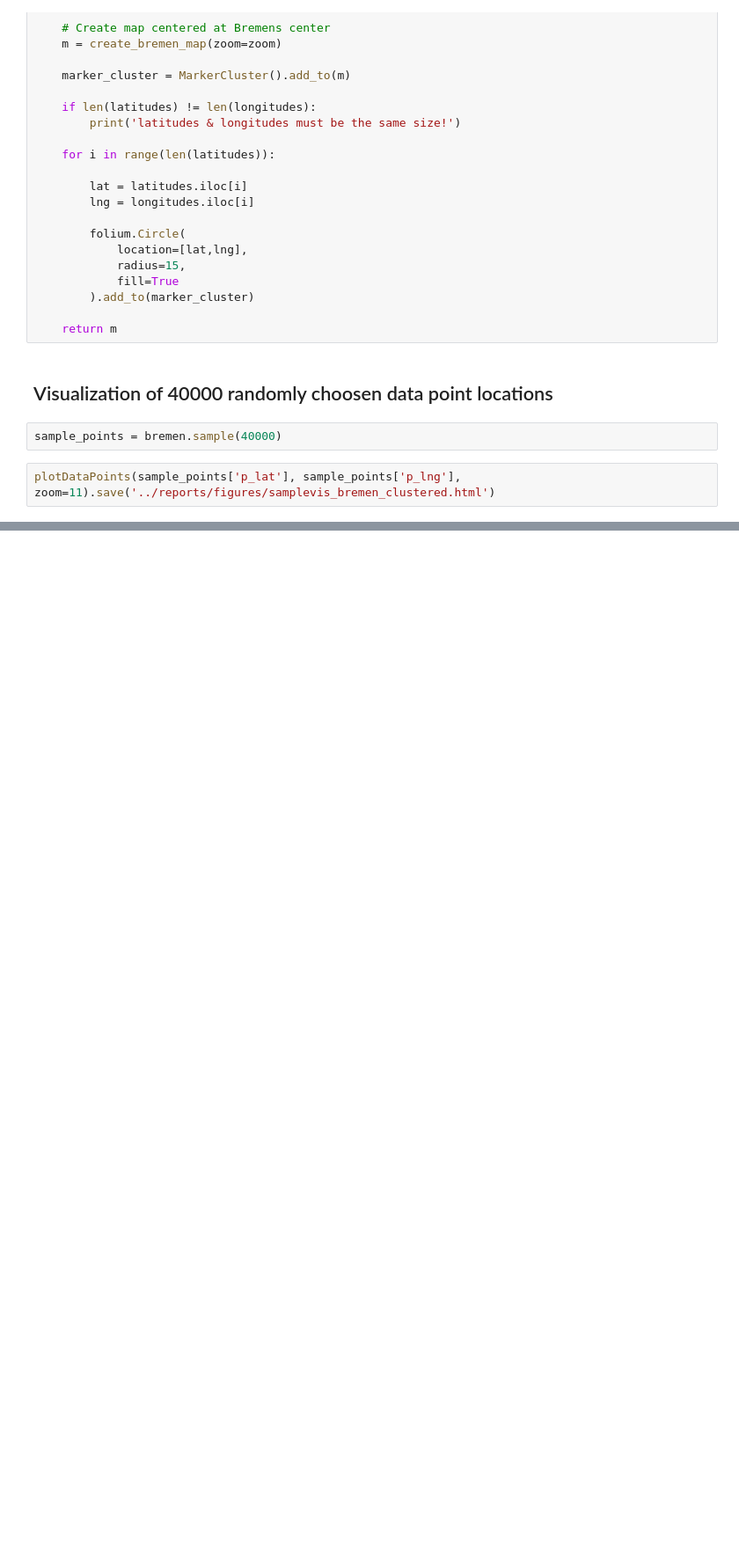
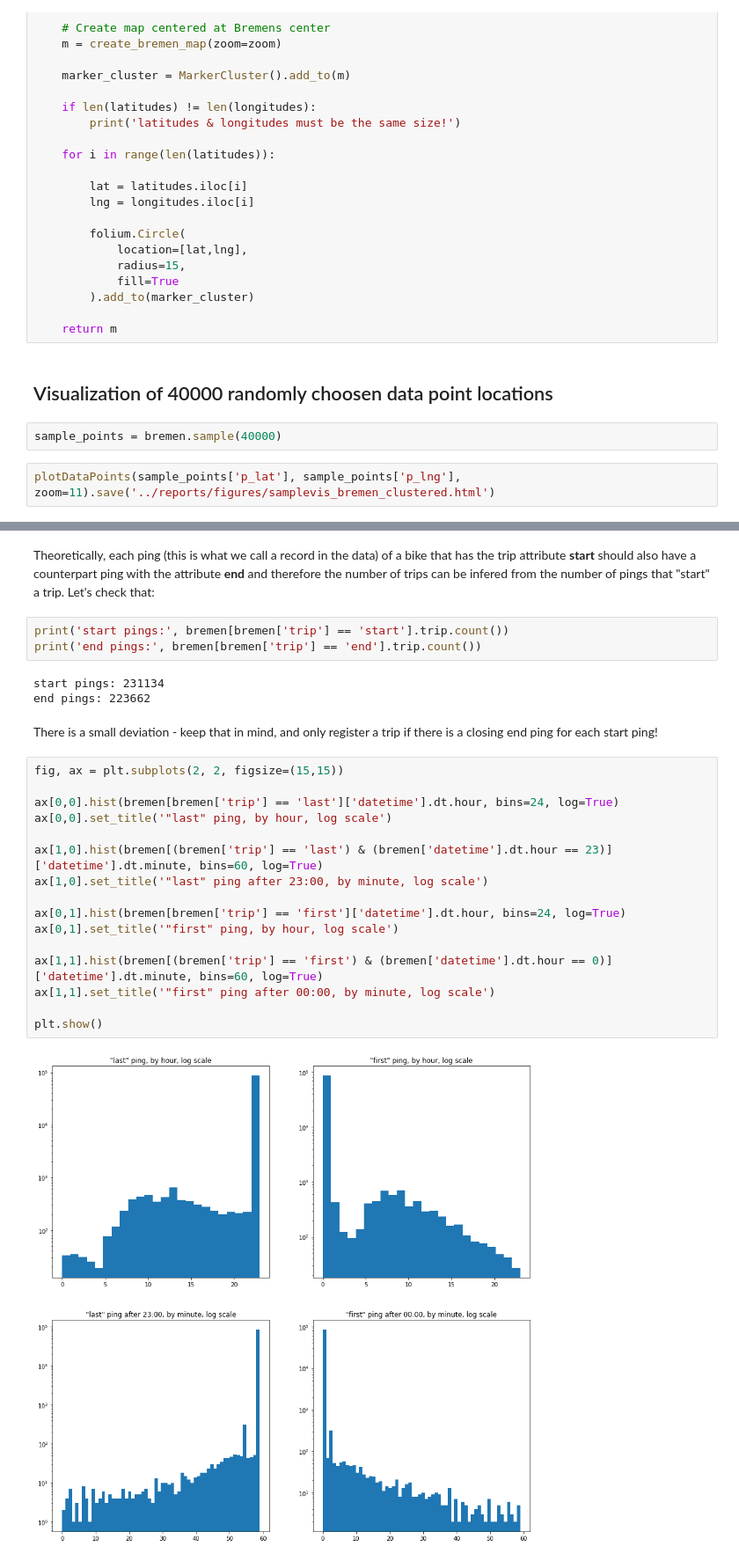
Before and after one commit to janiksudo/PDS_Project, a Jupyter notebook: notebooks/#16_exploration_notebooks_merged.ipynb, the cells around one changed output, grey strips where cells are left out. Shown at 88% size. Saved outputs shown, nothing was run; the diff lists cells and outputs as text; blank space fills up the shorter version.

Commit message:
trip creation added to exploration notebook

```diff
--- a/notebooks/#16_exploration_notebooks_merged.ipynb
+++ b/notebooks/#16_exploration_notebooks_merged.ipynb
@@ -379,0 +384,28 @@ plotDataPoints(sample_points['p_lat'], sample_points['p_lng'], zoom=11).save('..
+# %% [markdown]
+Theoretically, each ping (this is what we call a record in the data) of a bike that has the trip attribute **start** should also have a counterpart ping with the attribute **end** and therefore the number of trips can be infered from the number of pings that "start" a trip. Let's check that:
+# %%
+print('start pings:', bremen[bremen['trip'] == 'start'].trip.count())
+print('end pings:', bremen[bremen['trip'] == 'end'].trip.count())
+# %% [output]
+start pings: 231134
+end pings: 223662
+# %% [markdown]
+There is a small deviation - keep that in mind, and only register a trip if there is a closing end ping for each start ping!
+# %%
+fig, ax = plt.subplots(2, 2, figsize=(15,15))
+
+ax[0,0].hist(bremen[bremen['trip'] == 'last']['datetime'].dt.hour, bins=24, log=True)
+ax[0,0].set_title('"last" ping, by hour, log scale')
+
+ax[1,0].hist(bremen[(bremen['trip'] == 'last') & (bremen['datetime'].dt.hour == 23)]['datetime'].dt.minute, bins=60, log=True)
+ax[1,0].set_title('"last" ping after 23:00, by minute, log scale')
+
+ax[0,1].hist(bremen[bremen['trip'] == 'first']['datetime'].dt.hour, bins=24, log=True)
+ax[0,1].set_title('"first" ping, by hour, log scale')
+
+ax[1,1].hist(bremen[(bremen['trip'] == 'first') & (bremen['datetime'].dt.hour == 0)]['datetime'].dt.minute, bins=60, log=True)
+ax[1,1].set_title('"first" ping after 00:00, by minute, log scale')
+
+plt.show()
+# %% [output]
+[figure, added]
```
Also changed, not shown: parts of 21 cells of this notebook, 1 other file.
